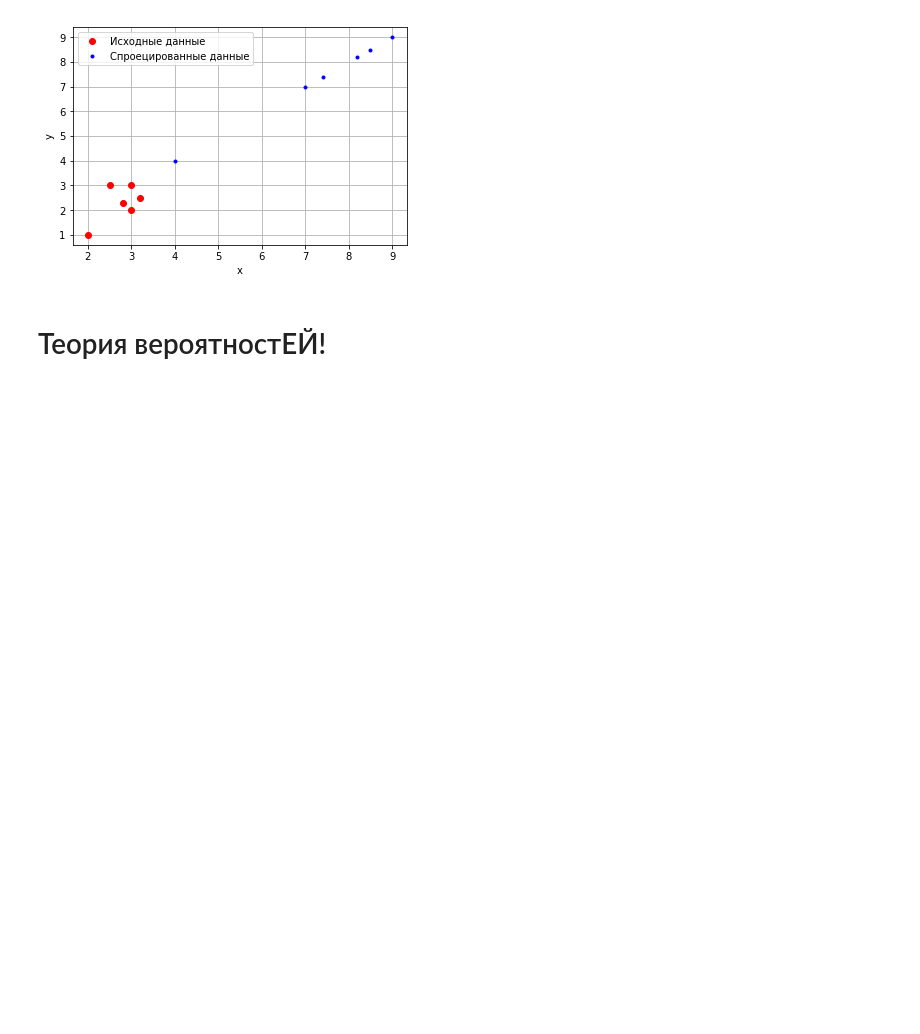
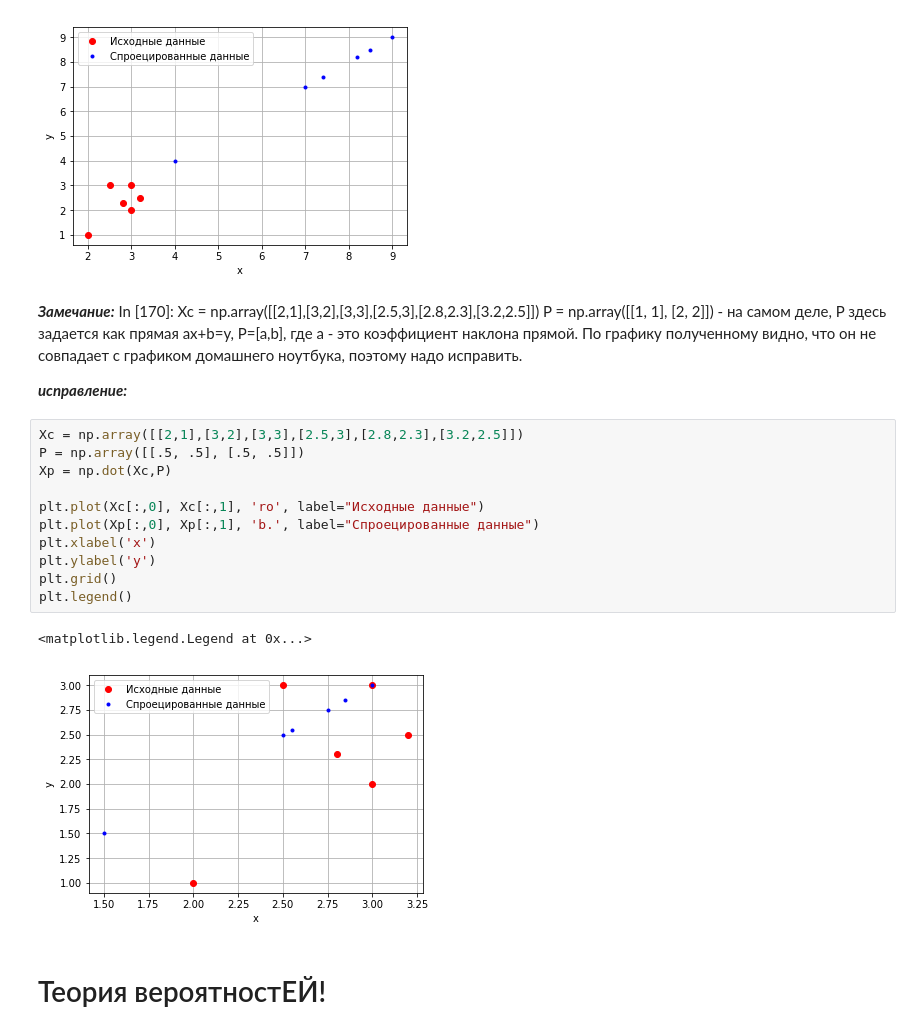
Before and after one commit to stacyinla/Netology-Phyton, a Jupyter notebook: iskhakova_stat_2.ipynb, the cells around one changed output. Saved outputs shown, nothing was run; the diff lists cells and outputs as text; blank space fills up the shorter version.

```diff
--- a/iskhakova_stat_2.ipynb
+++ b/iskhakova_stat_2.ipynb
@@ -270,6 +331,27 @@ plt.legend()
 # %% [output]
 <matplotlib.legend.Legend at 0x...>
 [figure]
+# %% [markdown]
+***Замечание:***
+    In [170]:
+Xc = np.array([[2,1],[3,2],[3,3],[2.5,3],[2.8,2.3],[3.2,2.5]])
+P = np.array([[1, 1], [2, 2]]) - на самом деле, P здесь задается как прямая ax+b=y, P=[a,b], где a - это коэффициент наклона прямой. По графику полученному видно, что он не совпадает с графиком домашнего ноутбука, поэтому надо исправить.
+
+***исправление:***
+# %%
+Xc = np.array([[2,1],[3,2],[3,3],[2.5,3],[2.8,2.3],[3.2,2.5]])
+P = np.array([[.5, .5], [.5, .5]])
+Xp = np.dot(Xc,P)
+
+plt.plot(Xc[:,0], Xc[:,1], 'ro', label="Исходные данные")
+plt.plot(Xp[:,0], Xp[:,1], 'b.', label="Спроецированные данные")
+plt.xlabel('x')
+plt.ylabel('y')
+plt.grid()
+plt.legend()
+# %% [output]
+<matplotlib.legend.Legend at 0x...>
+[figure, added]
 # %% [markdown]
 # Теория вероятностЕЙ!
 # %% [markdown]
```
Also changed, not shown: parts of 7 cells of this notebook.
